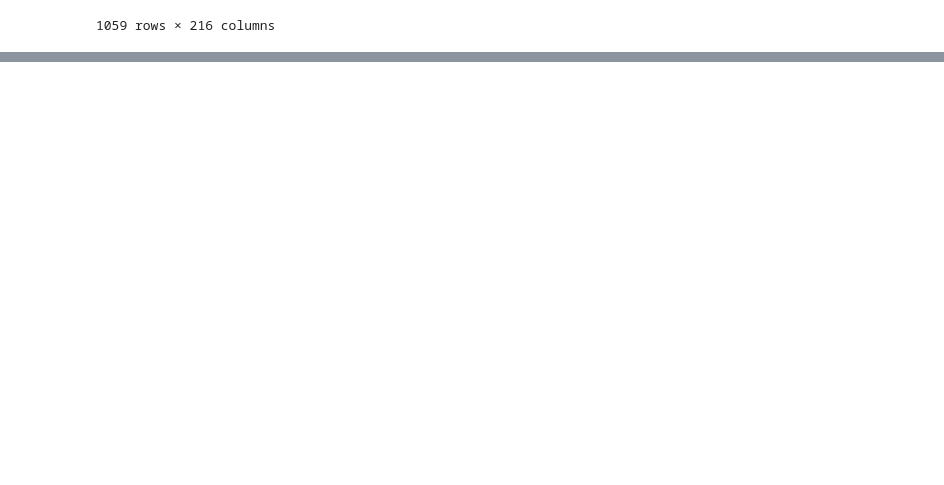
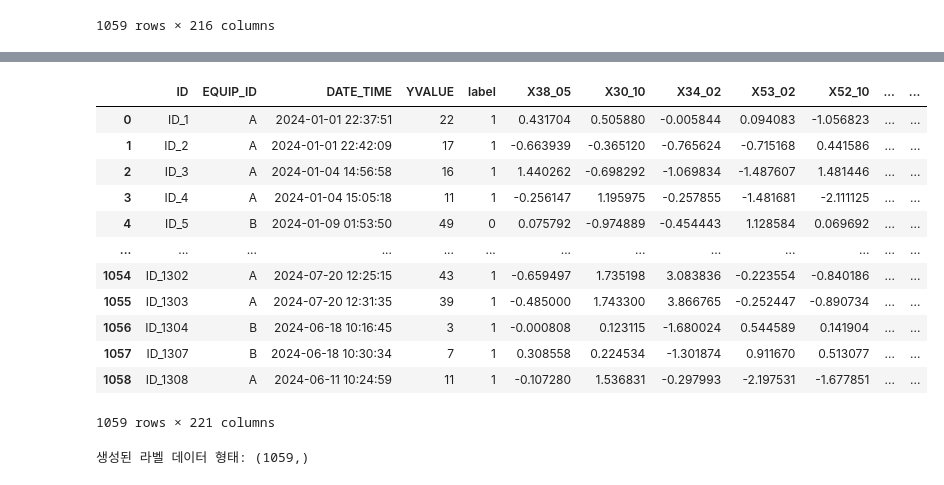
Before and after one commit to rkdeowk/STUDY, a Jupyter notebook: AI/sohui/paper/EDA FDC.ipynb, the cells around one changed output, grey strips where cells are left out. Saved outputs shown, nothing was run; the diff lists cells and outputs as text; code cells hidden in the pictures; blank space fills up the shorter version.

```diff
--- a/AI/sohui/paper/EDA FDC.ipynb
+++ b/AI/sohui/paper/EDA FDC.ipynb
@@ -209,3 +226,6 @@ df_sensor_scaled
 | 1057 | 0.308558 | 0.224534 | -1.301874 | 0.911670 | 0.513077 | -1.250675 | -0.483794 | -2.969027 | -0.273852 | -1.197484 | ... | ... |
 | 1058 | -0.107280 | 1.536831 | -0.297993 | -2.197531 | -1.677851 | -0.022693 | -0.227437 | 0.151734 | -1.141813 | 0.111138 | ... | ... |
 1059 rows × 216 columns
+# %%
+df_index = df_final.iloc[:,:5]
+df_index
@@ -211,0 +246,12 @@ df_sensor_scaled
+# %%
+import pandas as pd
+
+# 두 데이터프레임의 인덱스 확인 및 정렬 (필요할 경우)
+df_index = df_index.reset_index(drop=True)
+df_sensor_scaled = df_sensor_scaled.reset_index(drop=True)
+
+# 인덱스를 맞춰서 결합
+df_fdc_scaled = pd.concat([df_index, df_sensor_scaled], axis=1)
+
+# 결과 확인
+df_fdc_scaled
@@ -211,0 +272,34 @@ df_sensor_scaled
+# %%
+# 컬럼 이름 변경
+df_fdc_scaled = df_fdc_scaled.rename(columns={'PASS(1)/FAIL(0)': 'label'})
+
+# 결과 확인
+df_fdc_scaled
+# %% [output]
+|  | ID | EQUIP_ID | DATE_TIME | YVALUE | label | X38_05 | X30_10 | X34_02 | X53_02 | X52_10 | ... | ... |
+| 0 | ID_1 | A | 2024-01-01 22:37:51 | 22 | 1 | 0.431704 | 0.505880 | -0.005844 | 0.094083 | -1.056823 | ... | ... |
+| 1 | ID_2 | A | 2024-01-01 22:42:09 | 17 | 1 | -0.663939 | -0.365120 | -0.765624 | -0.715168 | 0.441586 | ... | ... |
+| 2 | ID_3 | A | 2024-01-04 14:56:58 | 16 | 1 | 1.440262 | -0.698292 | -1.069834 | -1.487607 | 1.481446 | ... | ... |
+| 3 | ID_4 | A | 2024-01-04 15:05:18 | 11 | 1 | -0.256147 | 1.195975 | -0.257855 | -1.481681 | -2.111125 | ... | ... |
+| 4 | ID_5 | B | 2024-01-09 01:53:50 | 49 | 0 | 0.075792 | -0.974889 | -0.454443 | 1.128584 | 0.069692 | ... | ... |
+| ... | ... | ... | ... | ... | ... | ... | ... | ... | ... | ... | ... | ... |
+| 1054 | ID_1302 | A | 2024-07-20 12:25:15 | 43 | 1 | -0.659497 | 1.735198 | 3.083836 | -0.223554 | -0.840186 | ... | ... |
+| 1055 | ID_1303 | A | 2024-07-20 12:31:35 | 39 | 1 | -0.485000 | 1.743300 | 3.866765 | -0.252447 | -0.890734 | ... | ... |
+| 1056 | ID_1304 | B | 2024-06-18 10:16:45 | 3 | 1 | -0.000808 | 0.123115 | -1.680024 | 0.544589 | 0.141904 | ... | ... |
+| 1057 | ID_1307 | B | 2024-06-18 10:30:34 | 7 | 1 | 0.308558 | 0.224534 | -1.301874 | 0.911670 | 0.513077 | ... | ... |
+| 1058 | ID_1308 | A | 2024-06-11 10:24:59 | 11 | 1 | -0.107280 | 1.536831 | -0.297993 | -2.197531 | -1.677851 | ... | ... |
+1059 rows × 221 columns
+# %%
+import pandas as pd
+import numpy as np
+
+# 라벨 추출
+labels = df_fdc_scaled['label'].values
+
+# 라벨을 넘파이 배열로 변환 및 저장
+labels = np.array(labels)
+np.save('labels.npy', labels)
+
+print(f"생성된 라벨 데이터 형태: {labels.shape}")
+# %% [output]
+생성된 라벨 데이터 형태: (1059,)
```
Also changed, not shown: parts of 8 cells of this notebook, 1 other file.
